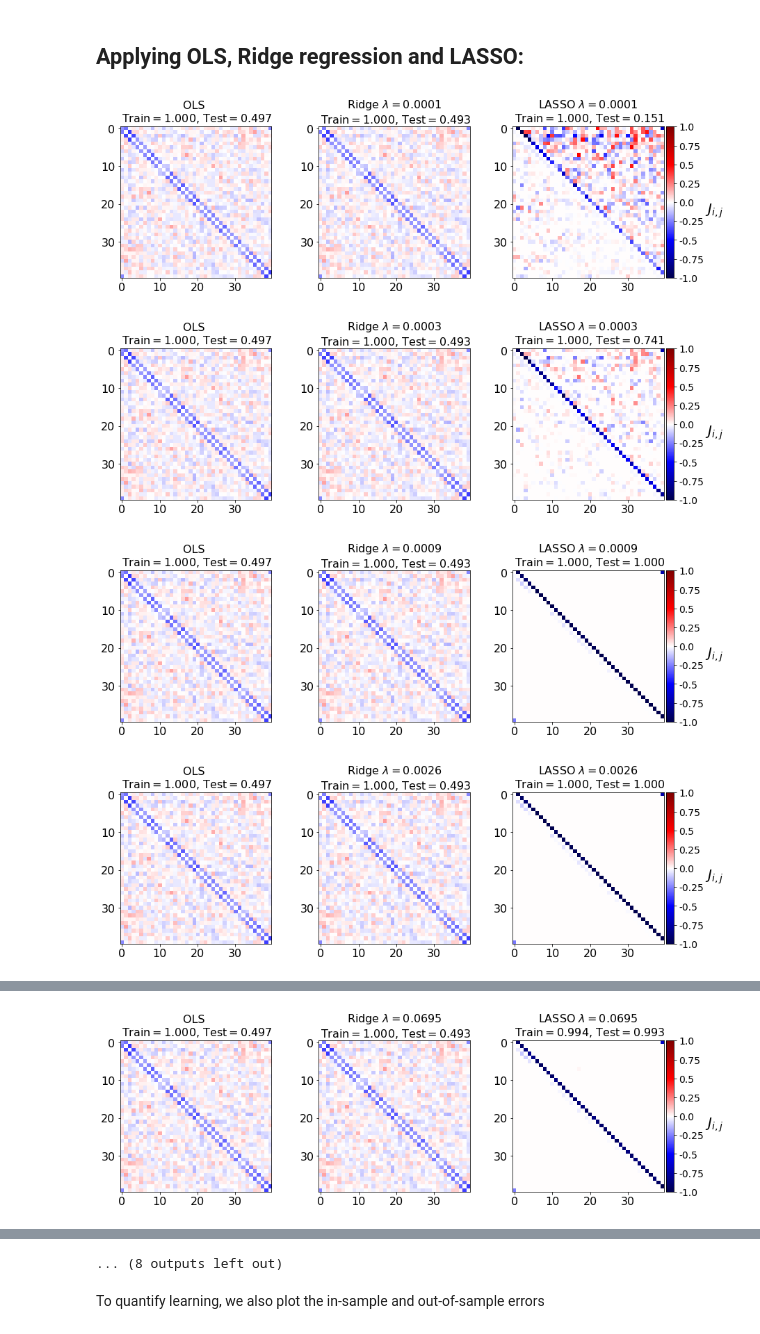
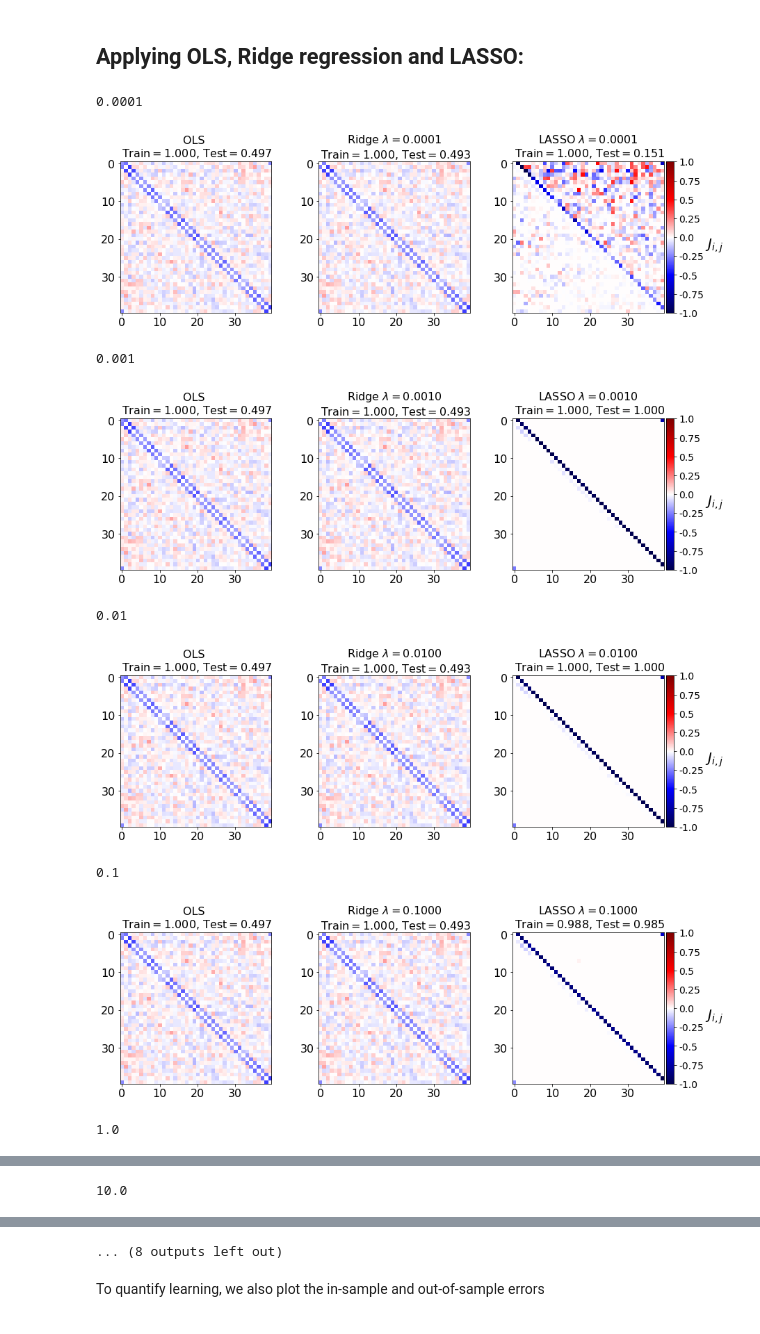
Before and after one commit to anthony-wang/mlreview_notebooks, a Jupyter notebook: jupyter_notebooks/notebooks/NB4_CVI-linreg_ising_AW.ipynb, the cells around one changed output, grey strips where cells are left out. Saved outputs shown, nothing was run; the diff lists cells and outputs as text; code cells hidden in the pictures.

```diff
--- a/jupyter_notebooks/notebooks/NB4_CVI-linreg_ising_AW.ipynb
+++ b/jupyter_notebooks/notebooks/NB4_CVI-linreg_ising_AW.ipynb
@@ -133,7 +133,7 @@ train_errors_lasso = []
 test_errors_lasso = []
 
 # set regularisation strength values
-lmbdas = np.logspace(-4, 5, 20)
+lmbdas = np.logspace(-4, 5, 10)
 
 #Initialize coeffficients for ridge regression and Lasso
 coefs_leastsq = []
@@ -141,15 +141,14 @@ coefs_ridge = []
 coefs_lasso=[]
 
 for lmbda in lmbdas:
-
-    ### ordinary least squares
+    ### ordinary least squares OLS
     leastsq.fit(X_train, Y_train) # fit model
     coefs_leastsq.append(leastsq.coef_) # store weights
     # use the coefficient of determination R^2 as the performance of prediction.
     train_errors_leastsq.append(leastsq.score(X_train, Y_train))
     test_errors_leastsq.append(leastsq.score(X_test,Y_test))
 
-    ### apply RIDGE regression
+    ### Ridge regression
     ridge.set_params(alpha=lmbda) # set regularisation parameter
     ridge.fit(X_train, Y_train) # fit model
     coefs_ridge.append(ridge.coef_) # store weights
@@ -157,7 +156,7 @@ for lmbda in lmbdas:
     train_errors_ridge.append(ridge.score(X_train, Y_train))
     test_errors_ridge.append(ridge.score(X_test,Y_test))
 
-    ### apply LASSO regression
+    ### LASSO regression
     lasso.set_params(alpha=lmbda) # set regularisation parameter
     lasso.fit(X_train, Y_train) # fit model
     coefs_lasso.append(lasso.coef_) # store weights
@@ -168,36 +167,41 @@ for lmbda in lmbdas:
     ### plot Ising interaction J
     J_leastsq=np.array(leastsq.coef_).reshape((L,L))
     J_ridge=np.array(ridge.coef_).reshape((L,L))
     J_lasso=np.array(lasso.coef_).reshape((L,L))
 
-    cmap_args=dict(vmin=-1., vmax=1., cmap='seismic')
+    cmap_args = dict(vmin=-1., vmax=1., cmap='seismic')
 
     fig, axarr = plt.subplots(nrows=1, ncols=3)
 
     axarr[0].imshow(J_leastsq,**cmap_args)
     axarr[0].set_title('OLS \n Train$=%.3f$, Test$=%.3f$'%(train_errors_leastsq[-1], test_errors_leastsq[-1]),fontsize=16)
     axarr[0].tick_params(labelsize=16)
 
     axarr[1].imshow(J_ridge,**cmap_args)
     axarr[1].set_title('Ridge $\lambda=%.4f$\n Train$=%.3f$, Test$=%.3f$' %(lmbda,train_errors_ridge[-1],test_errors_ridge[-1]),fontsize=16)
     axarr[1].tick_params(labelsize=16)
 
-    im=axarr[2].imshow(J_lasso,**cmap_args)
+    im = axarr[2].imshow(J_lasso,**cmap_args)
     axarr[2].set_title('LASSO $\lambda=%.4f$\n Train$=%.3f$, Test$=%.3f$' %(lmbda,train_errors_lasso[-1],test_errors_lasso[-1]),fontsize=16)
     axarr[2].tick_params(labelsize=16)
 
     divider = make_axes_locatable(axarr[2])
     cax = divider.append_axes("right", size="5%", pad=0.05, add_to_figure=True)
-    cbar=fig.colorbar(im, cax=cax)
+    cbar = fig.colorbar(im, cax = cax)
 
     cbar.ax.set_yticklabels(np.arange(-1.0, 1.0+0.25, 0.25),fontsize=14)
     cbar.set_label('$J_{i,j}$',labelpad=15, y=0.5,fontsize=20,rotation=0)
 
     fig.subplots_adjust(right=2.0)
 
     plt.show()
 # %% [output]
+0.0001
 [figure]
+0.001
-[figure, old version]
+[figure, new version]
+0.01
 [figure]
+0.1
-[figure, old version]
+[figure, new version]
+1.0
@@ -204,0 +209 @@ for lmbda in lmbdas:
+10.0
@@ -206 +210,0 @@ for lmbda in lmbdas:
-[figure, removed]
@@ -212,4 +211,4 @@ for lmbda in lmbdas:
-... (8 outputs left out)
+... (8 outputs left out)
 # %% [markdown]
 To quantify learning, we also plot the in-sample and out-of-sample errors
 # %%
```
Also changed, not shown: parts of 2 cells of this notebook, 1 other file.
